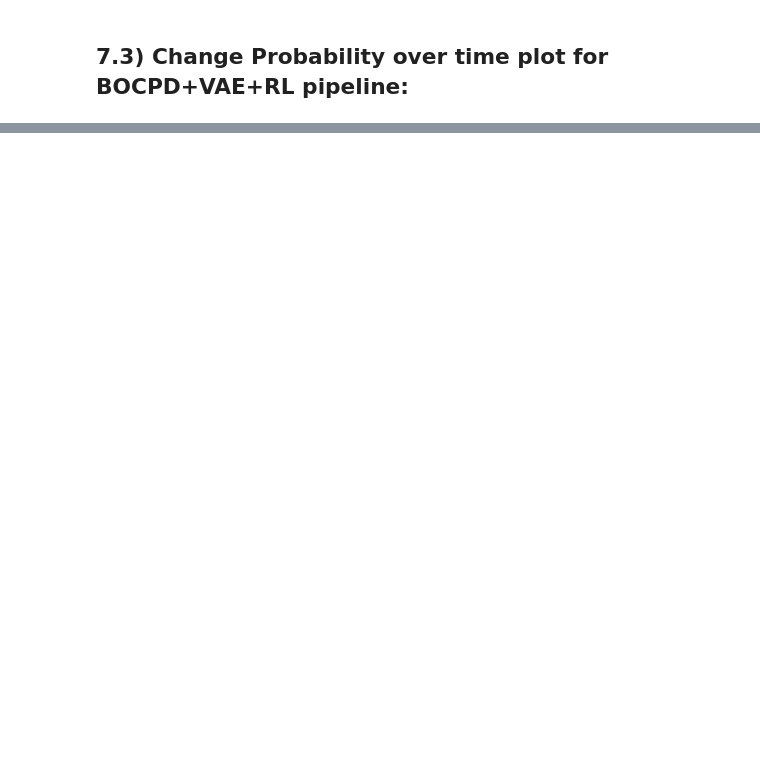
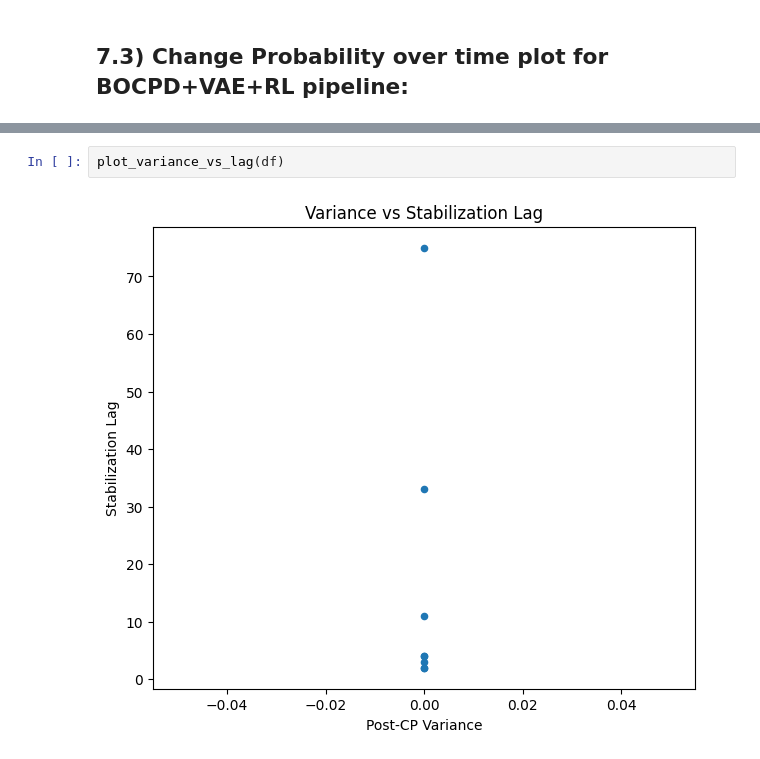
Before and after one commit to WQU-Capstone-11205/MarketNeutral_Trading, a Jupyter notebook: Notebooks/Enhanced_BOCPD_VAE_RL_pipeline_tune_train_test.ipynb, the cells around one changed output, grey strips where cells are left out. Drawn from its saved outputs; the diff is of its cells as text; blank space fills up the shorter version.

```diff
--- a/Notebooks/Enhanced_BOCPD_VAE_RL_pipeline_tune_train_test.ipynb
+++ b/Notebooks/Enhanced_BOCPD_VAE_RL_pipeline_tune_train_test.ipynb
@@ -344,0 +537,4 @@ plot_rt_change_probs(test_spread, test_metrics['rt_mle'], test_metrics['change_p
+# %%
+plot_variance_vs_lag(df)
+# %% [output]
+[figure, added]
```
Also changed, not shown: parts of 19 cells of this notebook.
